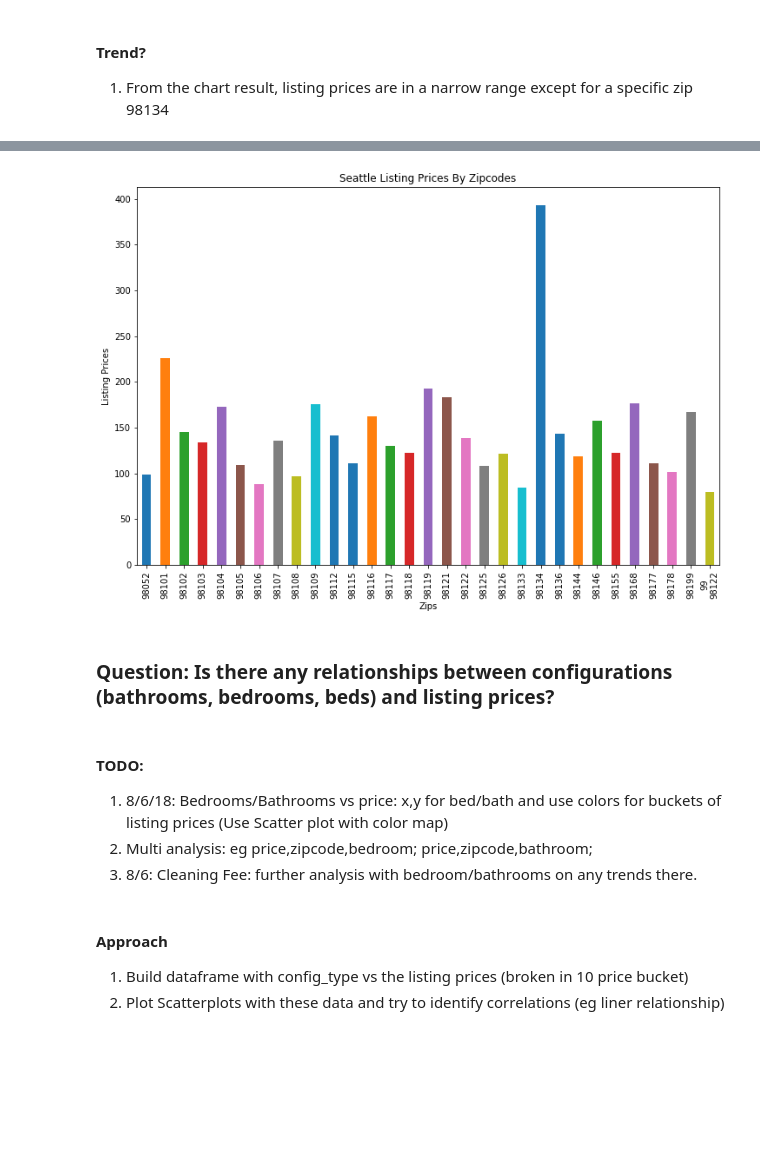
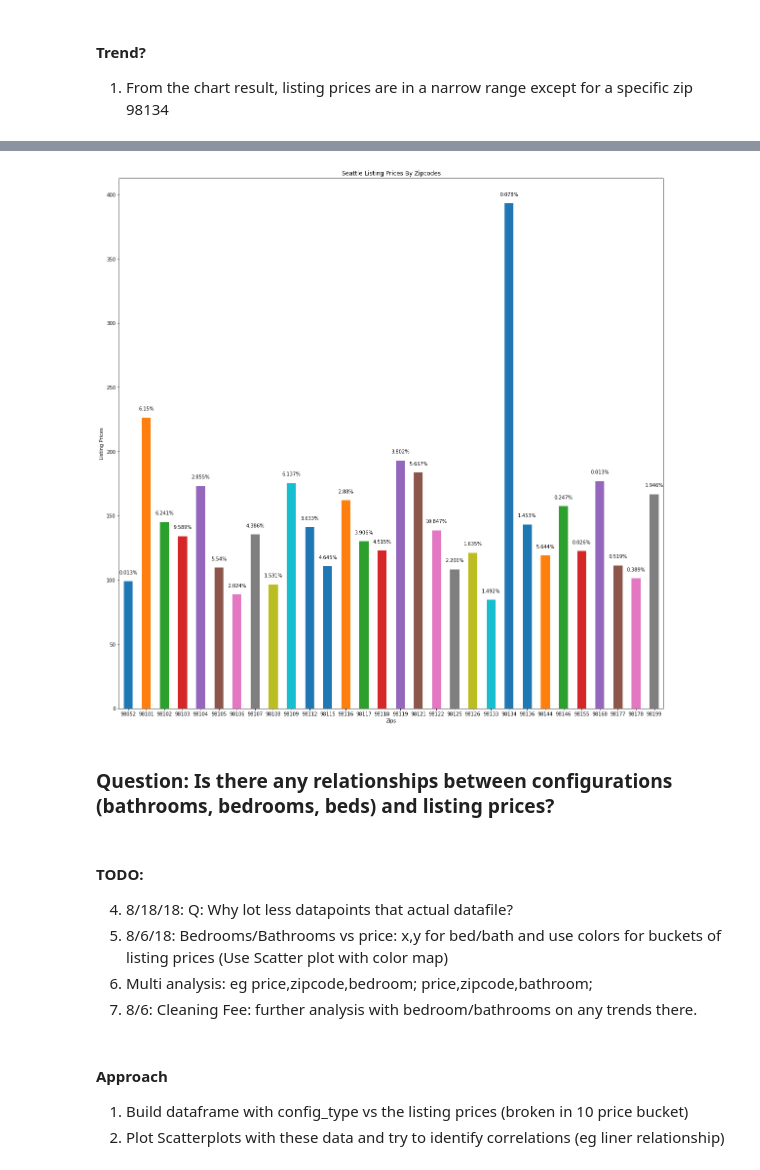
Before and after one commit to mikeli888/Springboard, a Jupyter notebook: sb2018_capstone1/Airbnb_pricing_analysis1.ipynb, the cells around one changed output, grey strips where cells are left out. Cells and saved outputs as stored; diff of their text form; code cells hidden in the pictures; blank space fills up the shorter version.

```diff
--- a/sb2018_capstone1/Airbnb_pricing_analysis1.ipynb
+++ b/sb2018_capstone1/Airbnb_pricing_analysis1.ipynb
@@ -229,6 +229,11 @@ r_listings['room_type'] = r_listings['room_type'].astype('category')
 r_listings['bed_type'] = r_listings['bed_type'].astype('category')
 r_listings['cancellation_policy'] = r_listings['cancellation_policy'].astype('category')
 
+# 8/17/18: Remove invalid zip codes
+r_listings['zipcode'] = pd.to_numeric(r_listings['zipcode'], errors='coerce')
+r_listings = r_listings.dropna(subset=['zipcode'])
+r_listings['zipcode'] = r_listings['zipcode'].astype('int')
+
 r_listings.drop_duplicates()
 print("Dropped Duplicates")  # 7/24/18: drop_duplicates() somehow lists out whole dataframe
 # %% [output]
@@ -299,3 +345,16 @@ plt.show()
 # %% [markdown]
 #### Trend?
 1) From the chart result, listing prices are in a narrow range except for a specific zip 98134
+# %%
+# Summary
+def percent_str(row):
+    return (str(row['percent_per_total'])+"%")
+
+price_by_zips = r_cleaned.groupby('zipcode').price.mean()
+weight_by_zips = round(r_cleaned.groupby('zipcode').price.count()/len(r_cleaned) *100, 3)
+pricing_by_zips = pd.concat([price_by_zips, weight_by_zips], keys=['mean_price','percent_per_total'], axis=1)
+pricing_by_zips['percent_str'] = pricing_by_zips.apply (lambda row: percent_str(row),axis=1)
+
+print('Total Listings count: ', len(r_cleaned))
+print("Pricing by Zips")
+print(pricing_by_zips)
@@ -302,17 +379,27 @@ plt.show()
 # %%
-# ver2
-price_by_zips = r_cleaned.groupby('zipcode').price.mean()
-price_by_zips.plot(x='zipcode', kind='bar')
+#price_by_zips.plot(x='zipcode', kind='bar')
+plt.rcParams["figure.figsize"] = [20, 20]
+bc = pricing_by_zips['mean_price'].plot.bar(rot=0)
+
+# Add text
+rects = bc.patches
+labels = pricing_by_zips['percent_str']
+for rect, label in zip(rects, labels):
+    height = rect.get_height()
+    bc.text(rect.get_x() + rect.get_width() / 2, height + 5, label,
+            ha='center', va='bottom')
+
 plt.xlabel('Zips')
 plt.ylabel('Listing Prices')
 plt.title('Seattle Listing Prices By Zipcodes')
 plt.show()
 # %% [output]
-[figure, old version]
+[figure, new version]
 # %% [markdown]
 ### Question: Is there any relationships between configurations (bathrooms, bedrooms, beds) and listing prices?
 # %% [markdown]
 #### TODO:
+4) 8/18/18: Q: Why lot less datapoints that actual datafile?
 1) 8/6/18: Bedrooms/Bathrooms vs price: x,y for bed/bath and use colors for buckets of listing prices (Use Scatter plot with color map)
 2) Multi analysis: eg price,zipcode,bedroom; price,zipcode,bathroom;
 3) 8/6: Cleaning Fee: further analysis with bedroom/bathrooms on any trends there.
```
Also changed, not shown: parts of 12 cells of this notebook.
